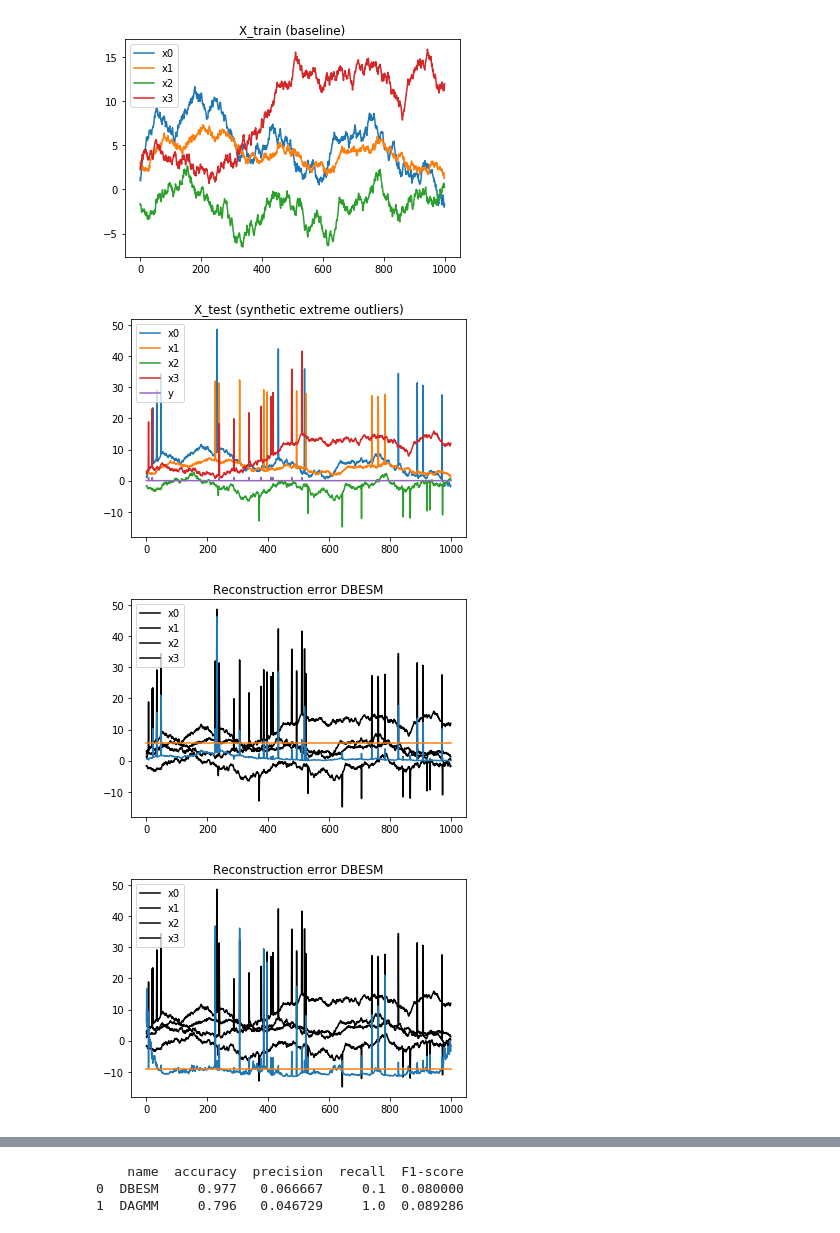
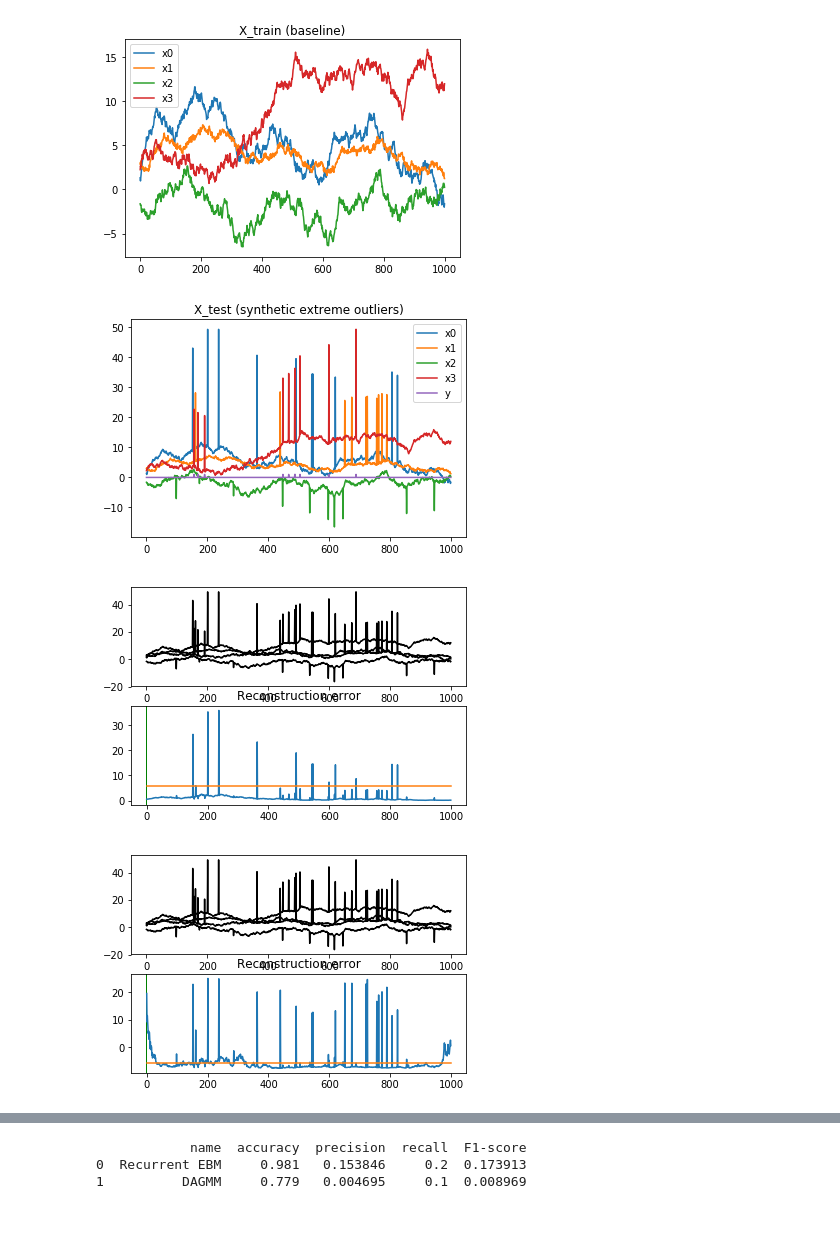
Before and after one commit to KDD-OpenSource/DeepADoTS, a Jupyter notebook: main_playground.ipynb, the cells around one changed output, grey strips where cells are left out. Drawn from its saved outputs; the diff is of its cells as text; code cells hidden in the pictures.

Commit message:
minor changes in plotting

```diff
--- a/main_playground.ipynb
+++ b/main_playground.ipynb
@@ -11,52 +12,62 @@ from src.algorithms import RecurrentEBM
 
 os.environ['TF_CPP_MIN_LOG_LEVEL'] = '2'
 # %%
-def binary_label(pred):
-    threshold = np.mean(pred) + 2*np.std(pred)
+def binary_label(pred, threshold = None):
+    if threshold == None:
+        threshold = np.mean(pred) + 2*np.std(pred)
     return np.where(pred >= threshold, 1, 0)
 # %%
-def plot_scores(X_test, pred, scale_factor, threshold = None):
+def plot_scores(X_test, y_test, pred, scale_factor, threshold = None):
     if threshold:
         threshold_line = len(X_test) * [threshold]
     else:
         threshold_line = len(X_test) * [np.mean(pred) + 2*np.std(pred)]
-    #plt.subplot(211)
+    plt.subplot(211)
     for col in X_test.columns:
         plt.plot(X_test[col], color="black")
-    #plt.subplot(212)
+    plt.subplot(212)
     plt.plot(np.arange(len(X_test)), [x/scale_factor for x in pred])
     plt.plot([x/scale_factor for x in threshold_line])
+    for anomaly in y_test:
+        plt.axvspan(anomaly - 1, anomaly + 1, facecolor='g', alpha=0.5)
     plt.legend()
-    plt.title('Reconstruction error DBESM')
+    plt.title('Reconstruction error')
     plt.show()
 # %%
 def main():
     data_generator = synthetic_data_generator()
     X_train, y_train, X_test, y_test = data_generator.generate_outliers("extreme")
 
     y_binary = [] # predicted binary labels of all models
     y_scores = [] # error measures of each prediction
 
     ReEBM = RecurrentEBM(num_epochs=15)
     ReEBM.fit(X_train, None)
     ReEBM_scores = ReEBM.predict(X_test)
     ReEBM_binary = binary_label(ReEBM_scores)
     y_binary.append(ReEBM_binary)
-    plot_DBESM_errors(X_test, ReEBM_scores, 100)
+    plot_scores(X_test, y_test, ReEBM_scores, 100)
 
     dagmm = DAGMM()
     dagmm.fit(X_train.values, y_train)
     dagmm_binary, dagmm_scores, dagmm_threshold = dagmm.predict(X_test.values)
     y_binary.append(dagmm_binary)
-    plot_scores(X_test, dagmm_scores, 0.75, dagmm_threshold)
+    plot_scores(X_test, y_test, dagmm_scores, 1, dagmm_threshold)
 
-    working_models = ["DBESM", "DAGMM"]
+    #lstmad = LSTMAD()
+    #lstmad.fit(X_train.values, None)
+    #lstmad_scores = lstmad.predict(X_test.values)
+    #lstmad_binary = binary_label(lstmad_scores, 0)
+    #y_binary.append(lstmad_binary)
+    #plot_scores(X_test, y_test, lstmad_scores, 2, 0)
+
+    working_models = ["Recurrent EBM", "DAGMM"]#, "LSTM-AD"]
     evaluate(y_test.values, y_binary, working_models)
 
 if __name__ == '__main__':
     main()
 # %% [output]
 [figure]
-[figure, old version]
+[figure, new version]
-[figure, old version]
+[figure, new version]
-[figure, old version]
+[figure, new version]
@@ -67,3 +78,3 @@ if __name__ == '__main__':
-    name  accuracy  precision  recall  F1-score
-0  DBESM     0.977   0.066667     0.1  0.080000
-1  DAGMM     0.796   0.046729     1.0  0.089286
+            name  accuracy  precision  recall  F1-score
+0  Recurrent EBM     0.981   0.153846     0.2  0.173913
+1          DAGMM     0.779   0.004695     0.1  0.008969
```
Also changed, not shown: parts of 2 cells of this notebook.
